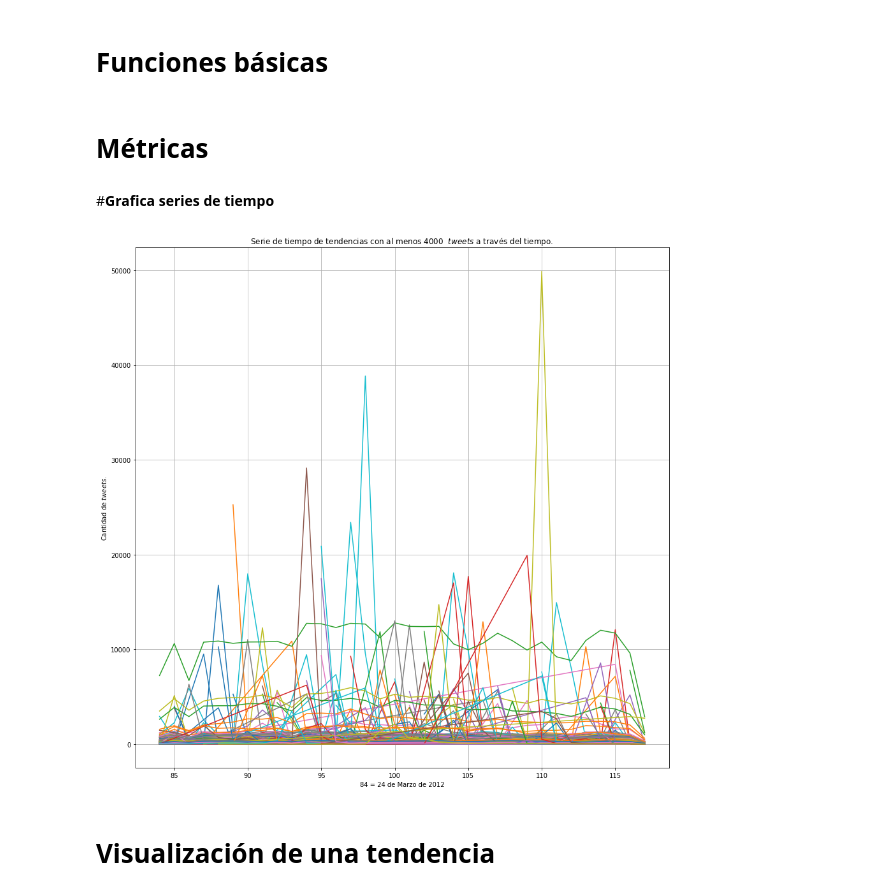
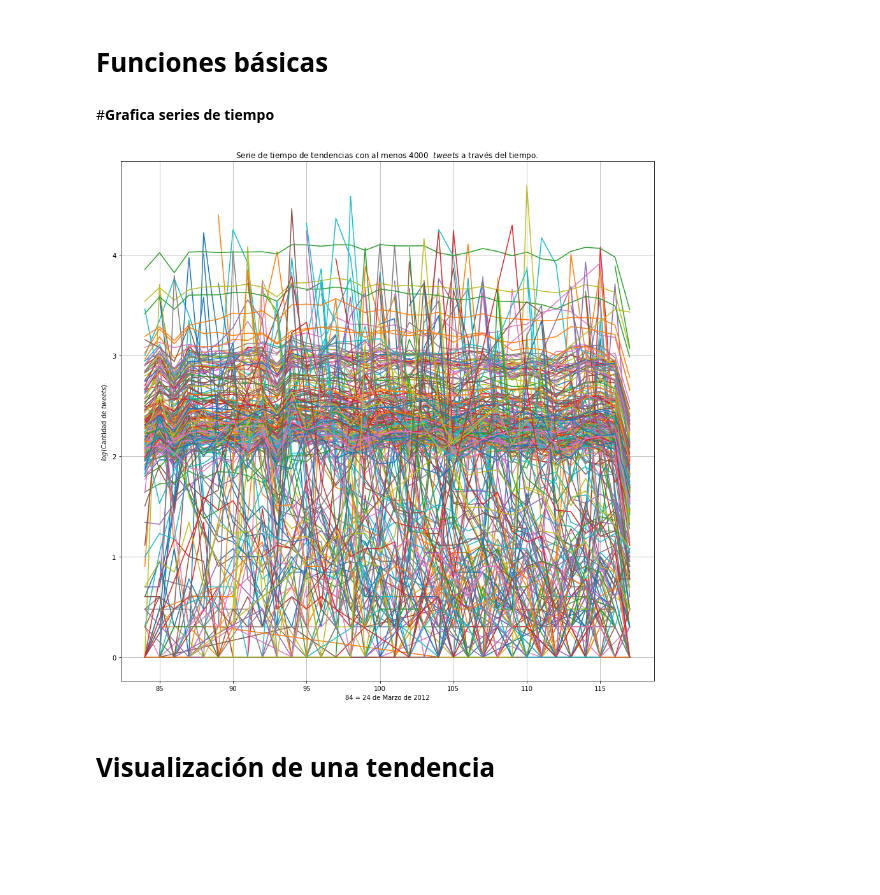
Before and after one commit to ErickMMuniz/NetworkAnalysis_TwitterTrends, a Jupyter notebook: NetworkAnalysis_TwitterTrends.ipynb, the cells around one changed output. Saved outputs shown, nothing was run; the diff lists cells and outputs as text; code cells hidden in the pictures; blank space fills up the shorter version.

```diff
--- a/NetworkAnalysis_TwitterTrends.ipynb
+++ b/NetworkAnalysis_TwitterTrends.ipynb
@@ -10,6 +10,8 @@ import networkx as nx
 import matplotlib.pyplot as plt
 import datetime as dt
 import collections
+import itertools
+import random
 
 #GENERAL VALUES (secret values to public)
 
@@ -94,26 +96,3 @@ def plot_social_network():
   """
   Function to plot fancy social network
   """
-  #nx.
-
-
-
-#Only for open sesion
-#extract_file_from_drive()
-
-
-##Con esto podemos leer todo c:
-
-ntweets = 4000
-all_tweets = None
-name_all_hastag = {}
-with open(path_tweets_users, 'r') as reader:
-  namehashatag = None
-  for line in reader:
-    list_tweets = line.split()
-    namehashatag = list_tweets[0]
-    count_tw = len(list_tweets) - 1
-    if count_tw >  ntweets:
-      name_all_hastag[namehashatag] = list_tweets
-# %% [markdown]
-# **Métricas**
@@ -167,36 +129,36 @@ for name_h in name_all_hastag:
   #wihtelist = ['yolo']
   #wihtelist = ['bored']
 
   #if name_h in wihtelist:
   if True:
     prueba = name_all_hastag[name_h]
     #del prueba[0]
     prueba = [ k.split(',') for k in prueba ]
     df_final = pd.DataFrame(prueba, columns = ['time','userid'])
     #path_final_csv = '/content/gen_csv/{}.csv'.format(name_h)
     #df_final.to_csv(path_or_buf=path_final_csv)
     df_final['time'] = pd.to_datetime(df_final['time'],unit='s')
 
     df_final['day'] = df_final['time'].apply(giveday)
     days = df_final.groupby('day')
     daycount = days['day'].count()
     timedict = daycount.to_dict()
 
-    plt.plot(list(timedict.keys()), list(timedict.values()),
+    plt.plot(list(timedict.keys()),  np.log10(list(timedict.values())),
              label = "#{}; n = {}".format(name_h,
                                           np.sum(list(timedict.values()))))
     #plt.xticks(list(timedict.keys()), fontsize=15, rotation=90)
     #yolodf = df_final
 
 plt.title("Serie de tiempo de tendencias con al menos 4000  $tweets$ a través del tiempo.")
-plt.ylabel("Cantidad de $tweets$.")
+plt.ylabel("$log$(Cantidad de $tweets$).")
 plt.xlabel("84 = 24 de Marzo de 2012")
 #plt.legend()
 plt.grid()
 #plt.show()
 plt.savefig(fname = "/content/images/ts_tweets_allforall.pdf")
 # %% [output]
-[figure, old version]
+[figure, new version]
 # %% [markdown]
 # **Visualización de una tendencia**
 # %%
```
Also changed, not shown: parts of 14 cells of this notebook.
